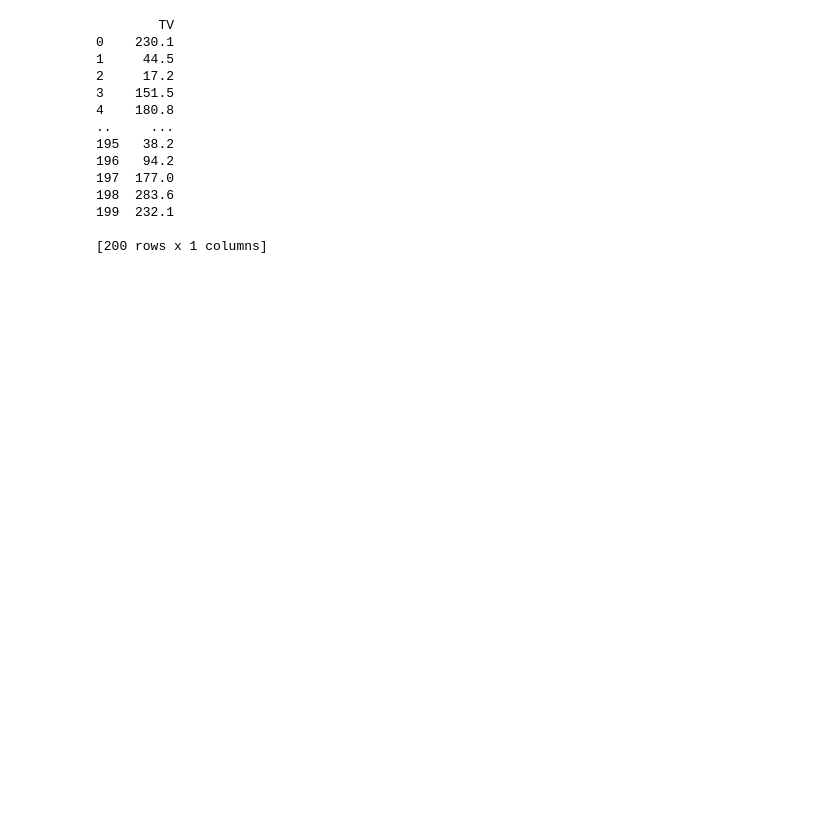
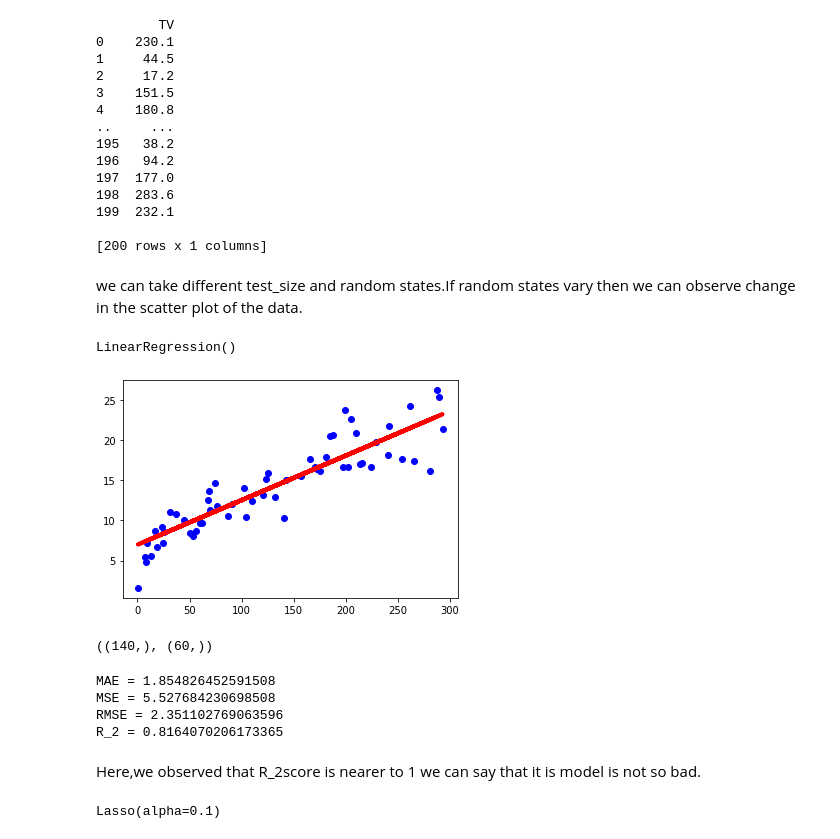
Before and after one commit to umamaheshkona/Machine-learning, a Jupyter notebook: univariate.ipynb, the cells around one changed output. Saved outputs shown, nothing was run; the diff lists cells and outputs as text; code cells hidden in the pictures; blank space fills up the shorter version.

```diff
--- a/univariate.ipynb
+++ b/univariate.ipynb
@@ -227,3 +181,38 @@ print(x)
 199  232.1
 
 [200 rows x 1 columns]
+# %% [markdown]
+we can take different test_size and random states.If random states vary then we can observe change in the scatter plot of the data.
+# %%
+reg=linear_model.LinearRegression()
+reg.fit(x_tv,y)
+# %% [output]
+LinearRegression()
+# %%
+y_pred=reg.predict(x_test)
+# %%
+plt.scatter(x_test,y_test,color='blue')
+plt.plot(x_test,y_pred,color='red',linewidth=4)
+plt.show()
+# %% [output]
+[figure, added]
+# %%
+x_train.shape,x_test.shape
+y_train.shape,y_test.shape
+# %% [output]
+((140,), (60,))
+# %%
+from sklearn.metrics import mean_absolute_error,r2_score,mean_squared_error
+
+
+print(f'MAE = {mean_absolute_error(y_test, y_pred)}')
+print(f'MSE = {mean_squared_error(y_test, y_pred)}')
+print(f'RMSE = {np.sqrt(mean_squared_error(y_test, y_pred))}')
+print(f'R_2 = {r2_score(y_test, y_pred)}')
+# %% [output]
+MAE = 1.854826452591508
+MSE = 5.527684230698508
+RMSE = 2.351102769063596
+R_2 = 0.8164070206173365
+# %% [markdown]
+Here,we observed that R_2score is nearer to 1 we can say that it is model is not so bad.
@@ -229,0 +223,5 @@ print(x)
+# %%
+reg = Lasso(alpha = 0.1)
+reg.fit(x_train, y_train)
+# %% [output]
+Lasso(alpha=0.1)
```
Also changed, not shown: parts of 35 cells of this notebook.
